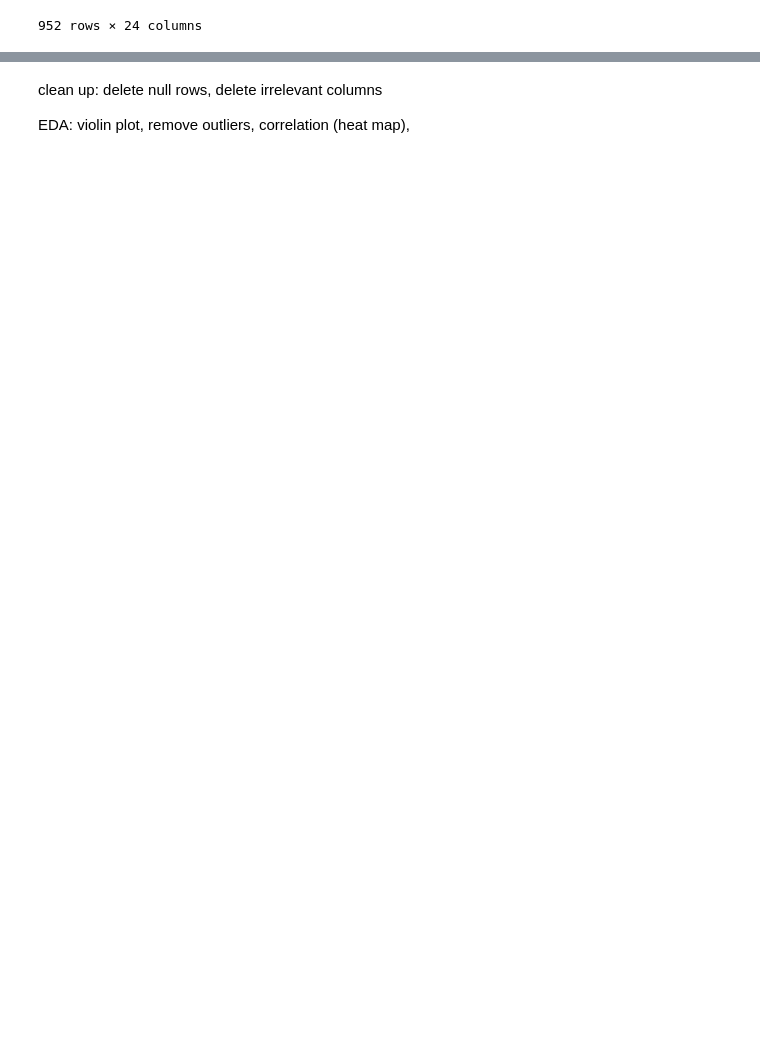
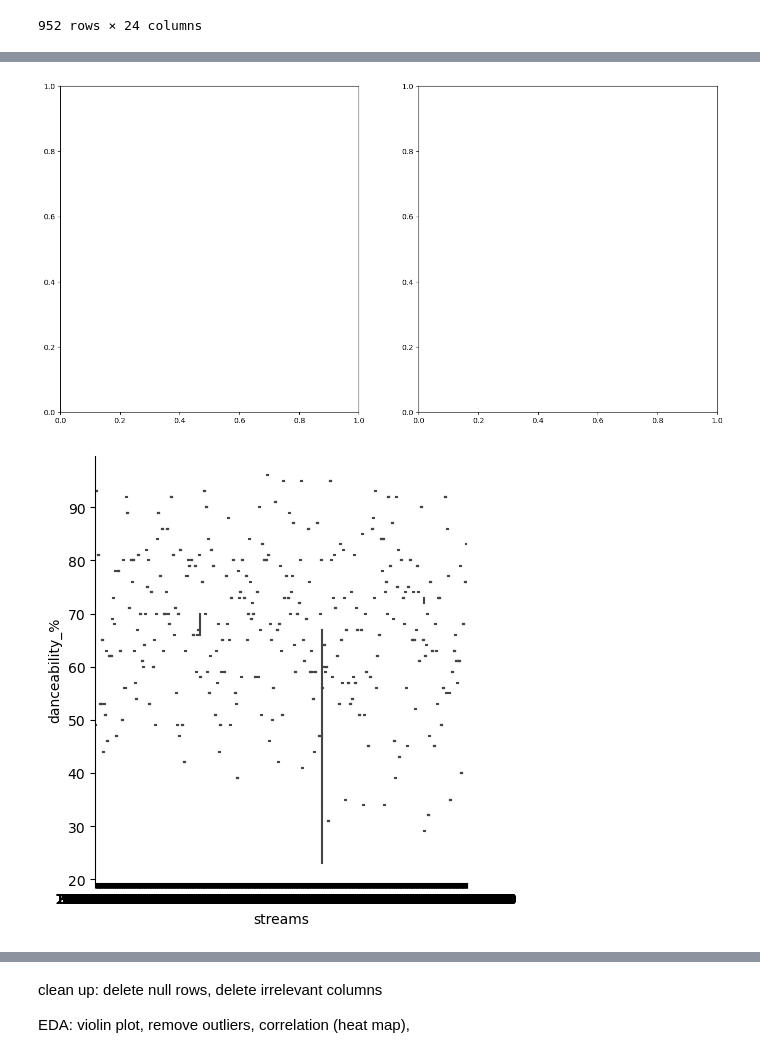
Before and after one commit to kellietjw/SC1015_FDAE_Team6_Mini-Project, a Jupyter notebook: SC1015_Group6_Project.ipynb, the cells around one changed output, grey strips where cells are left out. Saved outputs shown, nothing was run; the diff lists cells and outputs as text; code cells hidden in the pictures; blank space fills up the shorter version.

```diff
--- a/SC1015_Group6_Project.ipynb
+++ b/SC1015_Group6_Project.ipynb
@@ -119,0 +148,18 @@ sb.catplot(x = "streams", y = "danceability_%", data = sorted_data, kind = "box"
+# %%
+# Create a figure with subplots
+fig, axes = plt.subplots(1, 2, figsize=(16, 8))  # 1 row, 2 columns
+
+# Plot the first catplot on the first subplot
+sb.catplot(x="streams", y="danceability_%", data=sorted_data, kind="box", ax=axes[0])
+
+# Plot the second catplot on the second subplot
+sb.catplot(x="valence_%", y="streams", data=sorted_data, kind="box", ax=axes[1])
+
+# Remove the unnecessary blank space between subplots
+plt.subplots_adjust(wspace=0.5)
+
+# Show the plots
+plt.show()
+# %% [output]
+[figure, added]
+[figure, added]
```
Also changed, not shown: parts of 5 cells of this notebook.
